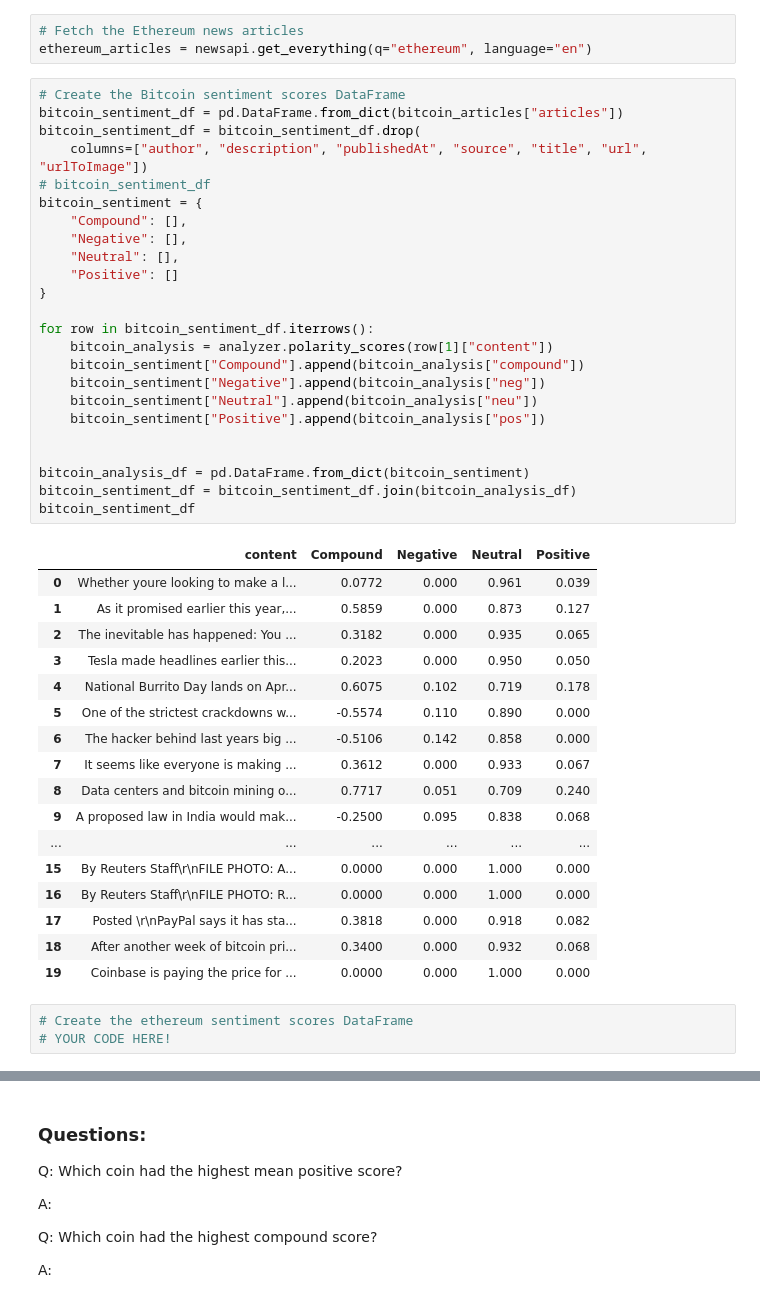
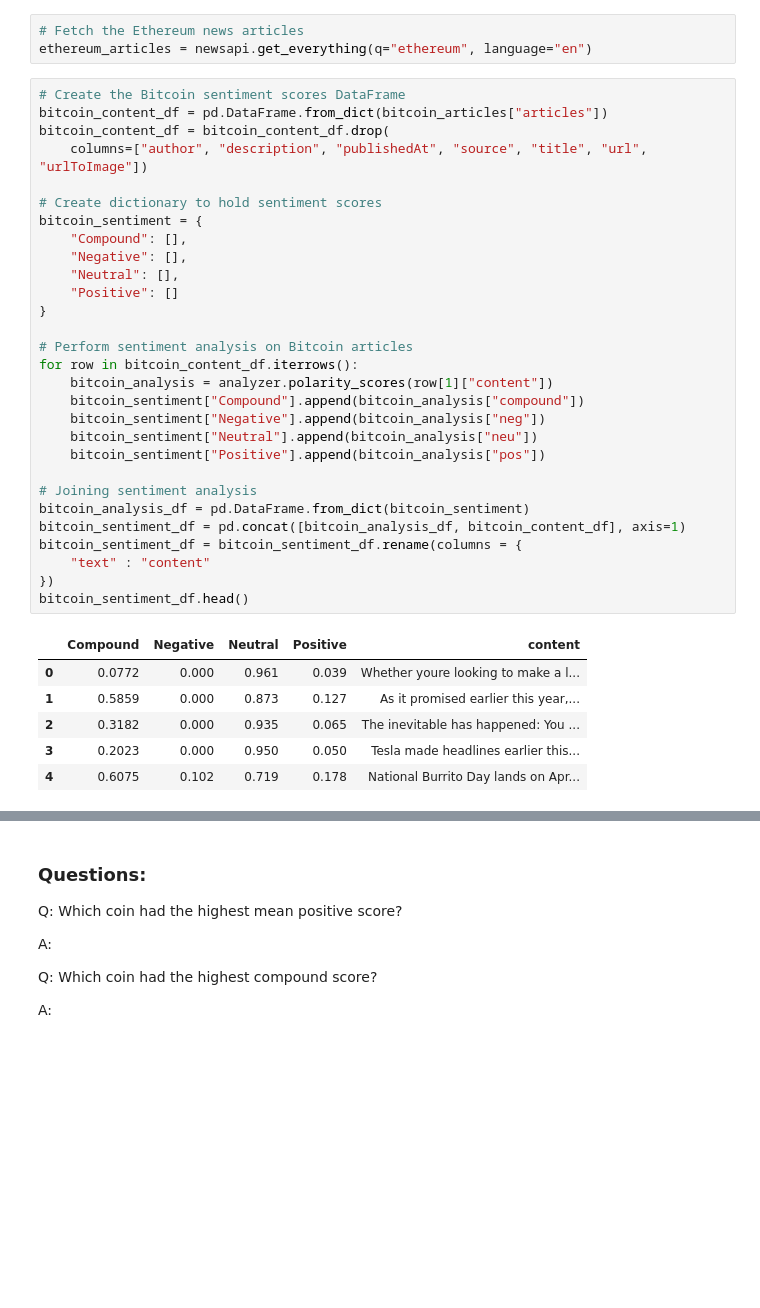
Before and after one commit to cnxtech/tales-from-the-crypto, a Jupyter notebook: tales_from_the_crypto/crypto_sentiment.ipynb, the cells around one changed output, grey strips where cells are left out. Drawn from its saved outputs; the diff is of its cells as text; blank space fills up the shorter version.

```diff
--- a/tales_from_the_crypto/crypto_sentiment.ipynb
+++ b/tales_from_the_crypto/crypto_sentiment.ipynb
@@ -32,46 +50,37 @@ bitcoin_articles = newsapi.get_everything(q="bitcoin", language="en")
 ethereum_articles = newsapi.get_everything(q="ethereum", language="en")
 # %%
 # Create the Bitcoin sentiment scores DataFrame
-bitcoin_sentiment_df = pd.DataFrame.from_dict(bitcoin_articles["articles"])
-bitcoin_sentiment_df = bitcoin_sentiment_df.drop(
+bitcoin_content_df = pd.DataFrame.from_dict(bitcoin_articles["articles"])
+bitcoin_content_df = bitcoin_content_df.drop(
     columns=["author", "description", "publishedAt", "source", "title", "url", "urlToImage"])
-# bitcoin_sentiment_df
+
+# Create dictionary to hold sentiment scores
 bitcoin_sentiment = {
     "Compound": [],
     "Negative": [],
     "Neutral": [],
     "Positive": []
 }
 
-for row in bitcoin_sentiment_df.iterrows():
+# Perform sentiment analysis on Bitcoin articles
+for row in bitcoin_content_df.iterrows():
     bitcoin_analysis = analyzer.polarity_scores(row[1]["content"])
     bitcoin_sentiment["Compound"].append(bitcoin_analysis["compound"])
     bitcoin_sentiment["Negative"].append(bitcoin_analysis["neg"])
     bitcoin_sentiment["Neutral"].append(bitcoin_analysis["neu"])
     bitcoin_sentiment["Positive"].append(bitcoin_analysis["pos"])
 
-
+# Joining sentiment analysis
 bitcoin_analysis_df = pd.DataFrame.from_dict(bitcoin_sentiment)
-bitcoin_sentiment_df = bitcoin_sentiment_df.join(bitcoin_analysis_df)
-bitcoin_sentiment_df
+bitcoin_sentiment_df = pd.concat([bitcoin_analysis_df, bitcoin_content_df], axis=1)
+bitcoin_sentiment_df = bitcoin_sentiment_df.rename(columns = {
+    "text" : "content"
+})
+bitcoin_sentiment_df.head()
 # %% [output]
-|  | content | Compound | Negative | Neutral | Positive |
-| 0 | Whether youre looking to make a l... | 0.0772 | 0.000 | 0.961 | 0.039 |
-| 1 | As it promised earlier this year,... | 0.5859 | 0.000 | 0.873 | 0.127 |
-| 2 | The inevitable has happened: You ... | 0.3182 | 0.000 | 0.935 | 0.065 |
-| 3 | Tesla made headlines earlier this... | 0.2023 | 0.000 | 0.950 | 0.050 |
-| 4 | National Burrito Day lands on Apr... | 0.6075 | 0.102 | 0.719 | 0.178 |
-| 5 | One of the strictest crackdowns w... | -0.5574 | 0.110 | 0.890 | 0.000 |
-| 6 | The hacker behind last years big ... | -0.5106 | 0.142 | 0.858 | 0.000 |
-| 7 | It seems like everyone is making ... | 0.3612 | 0.000 | 0.933 | 0.067 |
-| 8 | Data centers and bitcoin mining o... | 0.7717 | 0.051 | 0.709 | 0.240 |
-| 9 | A proposed law in India would mak... | -0.2500 | 0.095 | 0.838 | 0.068 |
-| ... | ... | ... | ... | ... | ... |
-| 15 | By Reuters Staff\r\nFILE PHOTO: A... | 0.0000 | 0.000 | 1.000 | 0.000 |
-| 16 | By Reuters Staff\r\nFILE PHOTO: R... | 0.0000 | 0.000 | 1.000 | 0.000 |
-| 17 | Posted \r\nPayPal says it has sta... | 0.3818 | 0.000 | 0.918 | 0.082 |
-| 18 | After another week of bitcoin pri... | 0.3400 | 0.000 | 0.932 | 0.068 |
-| 19 | Coinbase is paying the price for ... | 0.0000 | 0.000 | 1.000 | 0.000 |
+|  | Compound | Negative | Neutral | Positive | content |
+| 0 | 0.0772 | 0.000 | 0.961 | 0.039 | Whether youre looking to make a l... |
+| 1 | 0.5859 | 0.000 | 0.873 | 0.127 | As it promised earlier this year,... |
+| 2 | 0.3182 | 0.000 | 0.935 | 0.065 | The inevitable has happened: You ... |
+| 3 | 0.2023 | 0.000 | 0.950 | 0.050 | Tesla made headlines earlier this... |
+| 4 | 0.6075 | 0.102 | 0.719 | 0.178 | National Burrito Day lands on Apr... |
-# %%
-# Create the ethereum sentiment scores DataFrame
-# YOUR CODE HERE!
```
Also changed, not shown: parts of 4 cells of this notebook.
